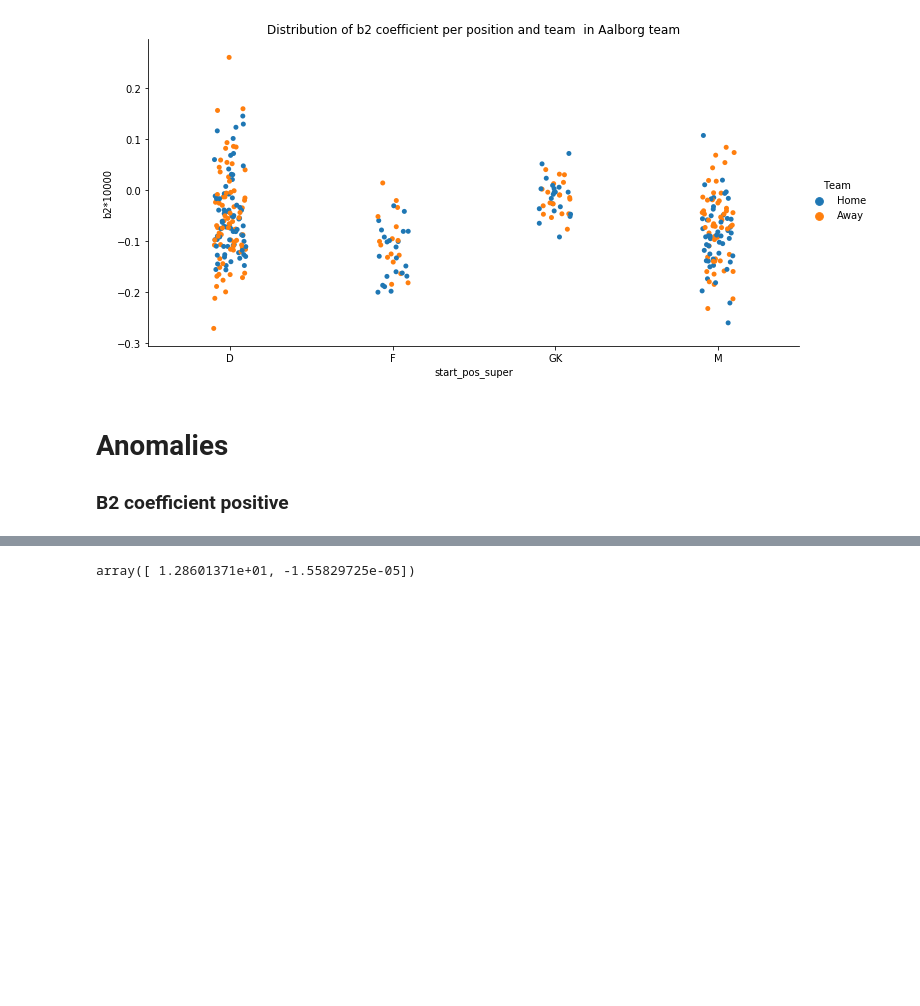
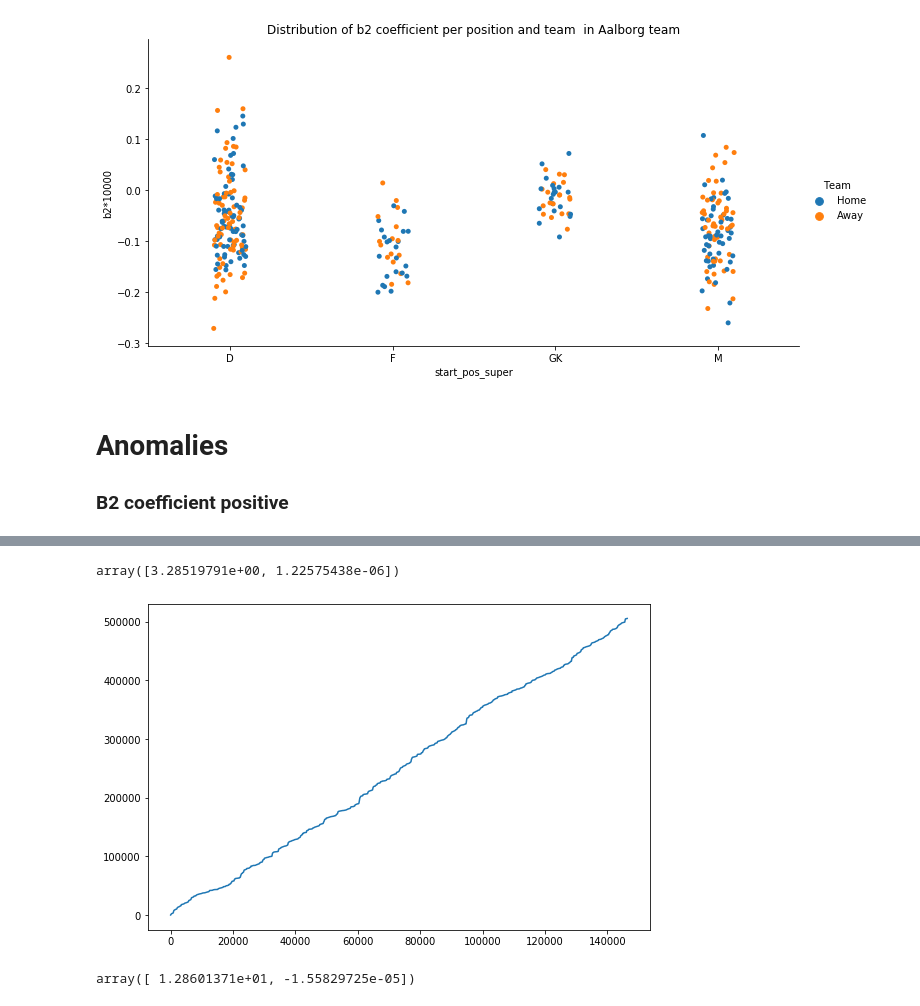
Before and after one commit to Jbalkan/SoccerTrackingData3, a Jupyter notebook: 5_Model.ipynb, the cells around one changed output, grey strips where cells are left out. Drawn from its saved outputs; the diff is of its cells as text; code cells hidden in the pictures; blank space fills up the shorter version.

```diff
--- a/5_Model.ipynb
+++ b/5_Model.ipynb
@@ -209,2 +251,0 @@ plt.plot(np.cumsum(test[0]))
-# %%
-popt, _ = curve_fit(poly_2nd, np.array(range(len(data_dict['984554']['energy_x'][0][2]))), np.cumsum(data_dict['984554']['energy_x'][0][2]))
@@ -210,0 +256,12 @@ popt, _ = curve_fit(poly_2nd, np.array(range(len(data_dict['984554']['energy_x']
+# %%
+# find anomaly
+b2_anomalies = coefs_per_player[coefs_per_player['b2']>0]
+b2_abomaly_toplot = b2_anomalies.sample()
+
+# get EX series
+b2_anomaly_EX_series = np.cumsum([y for (_, x, y) in data_dict[str(b2_abomaly_toplot['match_id'].values[0])]['energy_x']
+                                     if x == b2_abomaly_toplot['player_id'].values[0]][0])
+
+# fit poly
+xs = np.array(range(len(b2_anomaly_EX_series)))
+b2_abomaly_toplot['b1'] * xs + b2_abomaly_toplot['b2']
@@ -211,3 +270,15 @@ popt, _ = curve_fit(poly_2nd, np.array(range(len(data_dict['984554']['energy_x']
+# %%
+popt
+# %% [output]
+array([3.28519791e+00, 1.22575438e-06])
+# %%
+# plot
+f, ax = plt.subplots(figsize=(9, 6))
+ax.plot(b2_anomaly_EX_series)
+ax.plot
+plt.show()
+# %% [output]
+[figure, added]
 # %%
 popt
 # %% [output]
```
Also changed, not shown: parts of 19 cells of this notebook, 4 other files.
